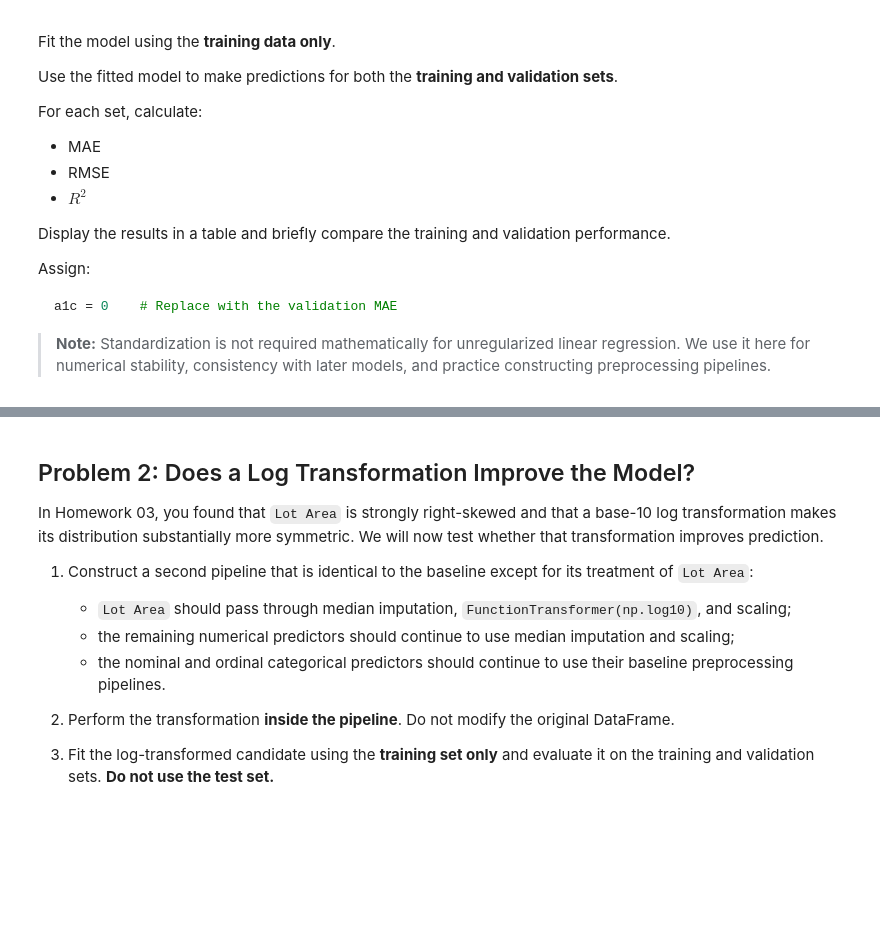
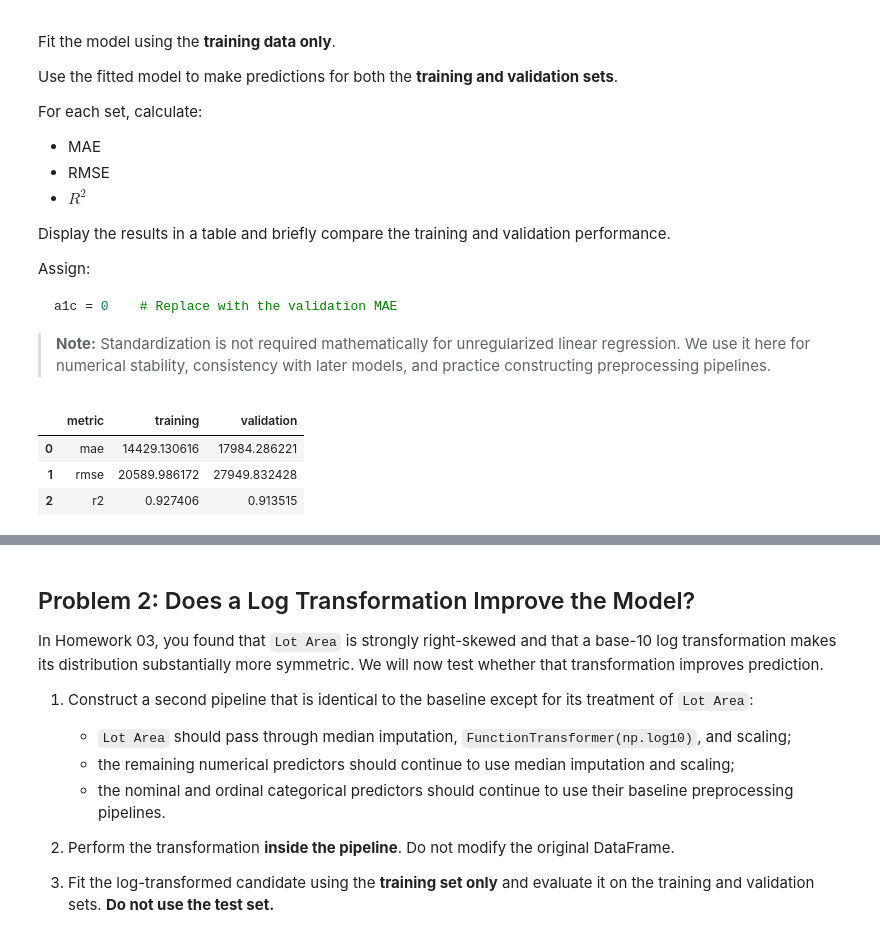
Before and after one commit to max-issokson-bu/DX603-Assignments, a Jupyter notebook: Homework_04.ipynb, the cells around one changed output, grey strips where cells are left out. Saved outputs shown, nothing was run; the diff lists cells and outputs as text; code cells hidden in the pictures; blank space fills up the shorter version.

```diff
--- a/Homework_04.ipynb
+++ b/Homework_04.ipynb
@@ -247,3 +336,6 @@ ordinal_categories = [
+# %%
+baseline_preprocessor.fit(X_train)
+X_train_preprocessed = baseline_preprocessor.transform(X_train)
 # %%
 # Your answer here, NOT in the next cell
 
@@ -286,6 +378,39 @@ a1c = 0    # Replace with the validation MAE
 > **Note:** Standardization is not required mathematically for unregularized linear regression. We use it here for numerical stability, consistency with later models, and practice constructing preprocessing pipelines.
 # %%
 # Your code here, add new cells as needed
+
+
+baseline_model = make_pipeline(
+    baseline_preprocessor,
+    LinearRegression()
+)
+baseline_model.fit(X_train, y_train)
+
+pred_train = baseline_model.predict(X_train)
+pred_validation = baseline_model.predict(X_validation)
+# %%
+train_mae = mean_absolute_error(y_train, pred_train)
+validation_mae = mean_absolute_error(y_validation, pred_validation)
+
+train_rmse = root_mean_squared_error(y_train, pred_train)
+validation_rmse = root_mean_squared_error(y_validation, pred_validation)
+
+train_r2 = r2_score(y_train, pred_train)
+validation_r2 = r2_score(y_validation, pred_validation)
+
+results = ({
+    "metric": ["mae", "rmse", "r2"],
+    "training": [train_mae, train_rmse, train_r2],
+    "validation": [validation_mae, validation_rmse, validation_r2]
+})
+
+results_table = pd.DataFrame(results)
+results_table
+# %% [output]
+|  | metric | training | validation |
+| 0 | mae | 14429.130616 | 17984.286221 |
+| 1 | rmse | 20589.986172 | 27949.832428 |
+| 2 | r2 | 0.927406 | 0.913515 |
 # %%
 # Your answer here, NOT in the next cell
 
```
Also changed, not shown: parts of 21 cells of this notebook.
